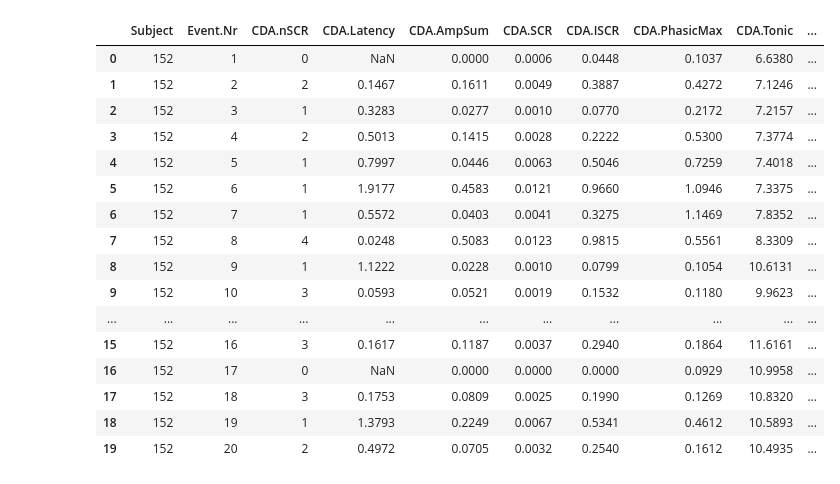
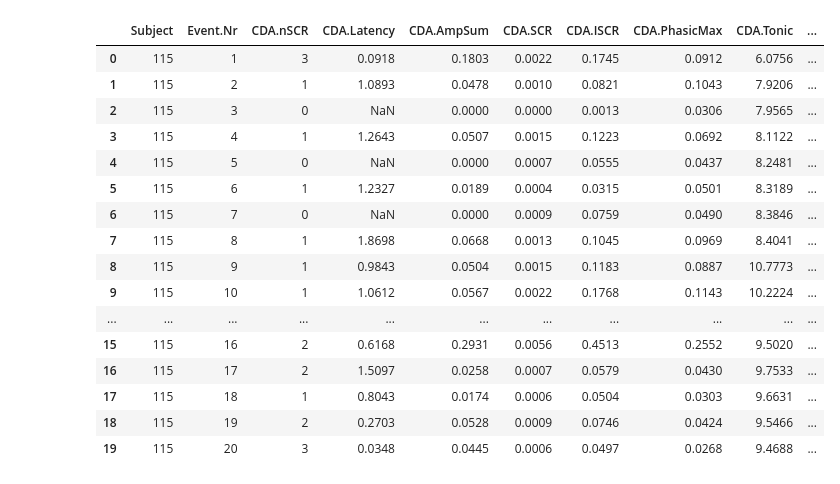
Before and after one commit to omerday/Neuroscience-of-Anxiety-Lab, a Jupyter notebook: DataAnalysis/TIM_Analysis_Noa.ipynb, the cells around one changed output. Drawn from its saved outputs; the diff is of its cells as text; code cells hidden in the pictures.

```diff
--- a/DataAnalysis/TIM_Analysis_Noa.ipynb
+++ b/DataAnalysis/TIM_Analysis_Noa.ipynb
@@ -6,30 +7,33 @@ import seaborn as sns
 import matplotlib
 # %%
+csv_directory = "C:\\Users\\noabe\\Documents\\רייכמן\\Lab\\shir"
 data = pd.DataFrame()
-for file in os.listdir():
+for file in os.listdir(csv_directory):
   if file.endswith(".csv"):
-    temp_df = pd.read_csv(file)
+    # Construct the full path to the CSV file
+    file_path = os.path.join(csv_directory, file)
+    temp_df = pd.read_csv(file_path)
     subject_id = file[:-4]
     temp_df["Subject"] = subject_id
 
     data = pd.concat([data, temp_df])
+
+data.head(20)
+# %% [output]
+|  | Subject | Event.Nr | CDA.nSCR | CDA.Latency | CDA.AmpSum | CDA.SCR | CDA.ISCR | CDA.PhasicMax | CDA.Tonic | ... |
+| 0 | 115 | 1 | 3 | 0.0918 | 0.1803 | 0.0022 | 0.1745 | 0.0912 | 6.0756 | ... |
+| 1 | 115 | 2 | 1 | 1.0893 | 0.0478 | 0.0010 | 0.0821 | 0.1043 | 7.9206 | ... |
+| 2 | 115 | 3 | 0 | NaN | 0.0000 | 0.0000 | 0.0013 | 0.0306 | 7.9565 | ... |
+| 3 | 115 | 4 | 1 | 1.2643 | 0.0507 | 0.0015 | 0.1223 | 0.0692 | 8.1122 | ... |
+| 4 | 115 | 5 | 0 | NaN | 0.0000 | 0.0007 | 0.0555 | 0.0437 | 8.2481 | ... |
+| 5 | 115 | 6 | 1 | 1.2327 | 0.0189 | 0.0004 | 0.0315 | 0.0501 | 8.3189 | ... |
+| 6 | 115 | 7 | 0 | NaN | 0.0000 | 0.0009 | 0.0759 | 0.0490 | 8.3846 | ... |
+| 7 | 115 | 8 | 1 | 1.8698 | 0.0668 | 0.0013 | 0.1045 | 0.0969 | 8.4041 | ... |
+| 8 | 115 | 9 | 1 | 0.9843 | 0.0504 | 0.0015 | 0.1183 | 0.0887 | 10.7773 | ... |
+| 9 | 115 | 10 | 1 | 1.0612 | 0.0567 | 0.0022 | 0.1768 | 0.1143 | 10.2224 | ... |
+| ... | ... | ... | ... | ... | ... | ... | ... | ... | ... | ... |
+| 15 | 115 | 16 | 2 | 0.6168 | 0.2931 | 0.0056 | 0.4513 | 0.2552 | 9.5020 | ... |
+| 16 | 115 | 17 | 2 | 1.5097 | 0.0258 | 0.0007 | 0.0579 | 0.0430 | 9.7533 | ... |
+| 17 | 115 | 18 | 1 | 0.8043 | 0.0174 | 0.0006 | 0.0504 | 0.0303 | 9.6631 | ... |
+| 18 | 115 | 19 | 2 | 0.2703 | 0.0528 | 0.0009 | 0.0746 | 0.0424 | 9.5466 | ... |
+| 19 | 115 | 20 | 3 | 0.0348 | 0.0445 | 0.0006 | 0.0497 | 0.0268 | 9.4688 | ... |
-# %%
-data.head(20)
-# %% [output]
-|  | Subject | Event.Nr | CDA.nSCR | CDA.Latency | CDA.AmpSum | CDA.SCR | CDA.ISCR | CDA.PhasicMax | CDA.Tonic | ... |
-| 0 | 152 | 1 | 0 | NaN | 0.0000 | 0.0006 | 0.0448 | 0.1037 | 6.6380 | ... |
-| 1 | 152 | 2 | 2 | 0.1467 | 0.1611 | 0.0049 | 0.3887 | 0.4272 | 7.1246 | ... |
-| 2 | 152 | 3 | 1 | 0.3283 | 0.0277 | 0.0010 | 0.0770 | 0.2172 | 7.2157 | ... |
-| 3 | 152 | 4 | 2 | 0.5013 | 0.1415 | 0.0028 | 0.2222 | 0.5300 | 7.3774 | ... |
-| 4 | 152 | 5 | 1 | 0.7997 | 0.0446 | 0.0063 | 0.5046 | 0.7259 | 7.4018 | ... |
-| 5 | 152 | 6 | 1 | 1.9177 | 0.4583 | 0.0121 | 0.9660 | 1.0946 | 7.3375 | ... |
-| 6 | 152 | 7 | 1 | 0.5572 | 0.0403 | 0.0041 | 0.3275 | 1.1469 | 7.8352 | ... |
-| 7 | 152 | 8 | 4 | 0.0248 | 0.5083 | 0.0123 | 0.9815 | 0.5561 | 8.3309 | ... |
-| 8 | 152 | 9 | 1 | 1.1222 | 0.0228 | 0.0010 | 0.0799 | 0.1054 | 10.6131 | ... |
-| 9 | 152 | 10 | 3 | 0.0593 | 0.0521 | 0.0019 | 0.1532 | 0.1180 | 9.9623 | ... |
-| ... | ... | ... | ... | ... | ... | ... | ... | ... | ... | ... |
-| 15 | 152 | 16 | 3 | 0.1617 | 0.1187 | 0.0037 | 0.2940 | 0.1864 | 11.6161 | ... |
-| 16 | 152 | 17 | 0 | NaN | 0.0000 | 0.0000 | 0.0000 | 0.0929 | 10.9958 | ... |
-| 17 | 152 | 18 | 3 | 0.1753 | 0.0809 | 0.0025 | 0.1990 | 0.1269 | 10.8320 | ... |
-| 18 | 152 | 19 | 1 | 1.3793 | 0.2249 | 0.0067 | 0.5341 | 0.4612 | 10.5893 | ... |
-| 19 | 152 | 20 | 2 | 0.4972 | 0.0705 | 0.0032 | 0.2540 | 0.1612 | 10.4935 | ... |
```
Also changed, not shown: parts of 15 cells of this notebook.
